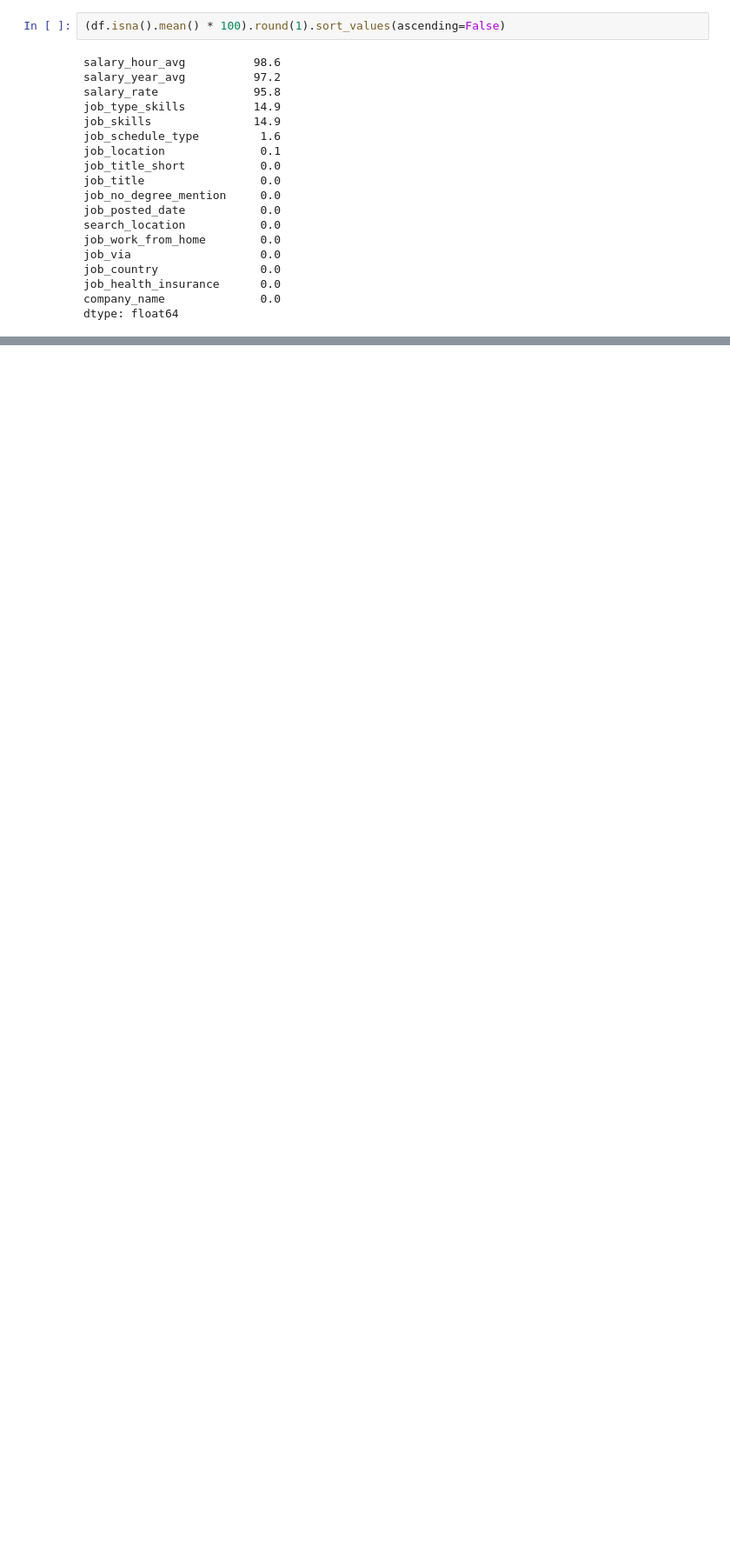
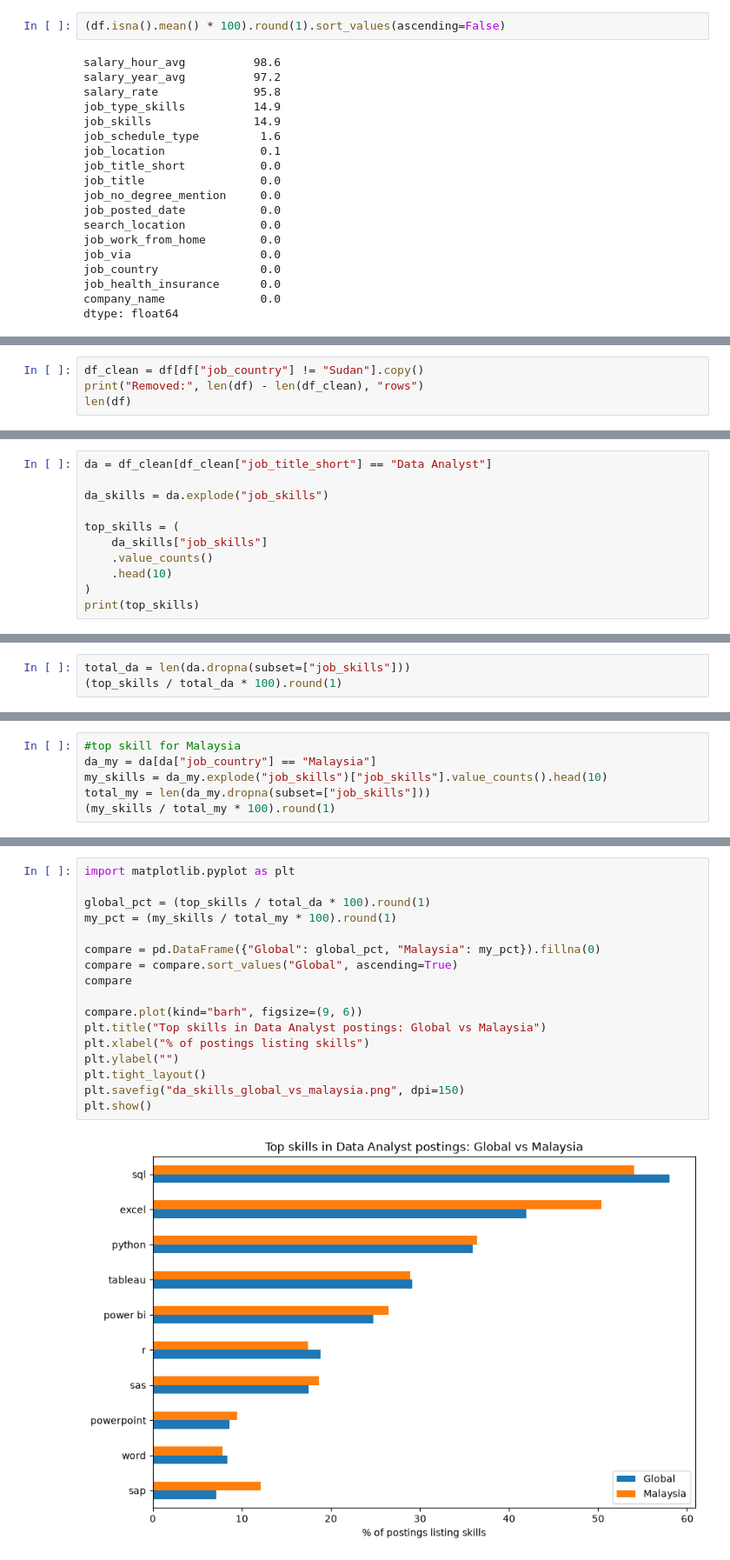
Before and after one commit to IMRAN-SAJAWAL-1234/job-market-analysis, a Jupyter notebook: explore.ipynb, the cells around one changed output, grey strips where cells are left out. Shown at 87% size. Drawn from its saved outputs; the diff is of its cells as text; blank space fills up the shorter version.

```diff
--- a/explore.ipynb
+++ b/explore.ipynb
@@ -47,0 +193,4 @@ dtype: float64
+# %%
+df_clean = df[df["job_country"] != "Sudan"].copy()
+print("Removed:", len(df) - len(df_clean), "rows")
+len(df)
@@ -47,0 +251,11 @@ dtype: float64
+# %%
+da = df_clean[df_clean["job_title_short"] == "Data Analyst"]
+
+da_skills = da.explode("job_skills")
+
+top_skills = (
+    da_skills["job_skills"]
+    .value_counts()
+    .head(10)
+)
+print(top_skills)
@@ -47,0 +275,3 @@ dtype: float64
+# %%
+total_da = len(da.dropna(subset=["job_skills"]))
+(top_skills / total_da * 100).round(1)
@@ -47,0 +291,6 @@ dtype: float64
+# %%
+#top skill for Malaysia
+da_my = da[da["job_country"] == "Malaysia"]
+my_skills = da_my.explode("job_skills")["job_skills"].value_counts().head(10)
+total_my = len(da_my.dropna(subset=["job_skills"]))
+(my_skills / total_my * 100).round(1)
@@ -47,0 +310,19 @@ dtype: float64
+# %%
+import matplotlib.pyplot as plt
+
+global_pct = (top_skills / total_da * 100).round(1)
+my_pct = (my_skills / total_my * 100).round(1)
+
+compare = pd.DataFrame({"Global": global_pct, "Malaysia": my_pct}).fillna(0)
+compare = compare.sort_values("Global", ascending=True)
+compare
+
+compare.plot(kind="barh", figsize=(9, 6))
+plt.title("Top skills in Data Analyst postings: Global vs Malaysia")
+plt.xlabel("% of postings listing skills")
+plt.ylabel("")
+plt.tight_layout()
+plt.savefig("da_skills_global_vs_malaysia.png", dpi=150)
+plt.show()
+# %% [output]
+[figure, added]
```
Also changed, not shown: parts of 47 cells of this notebook, 15 other files.
